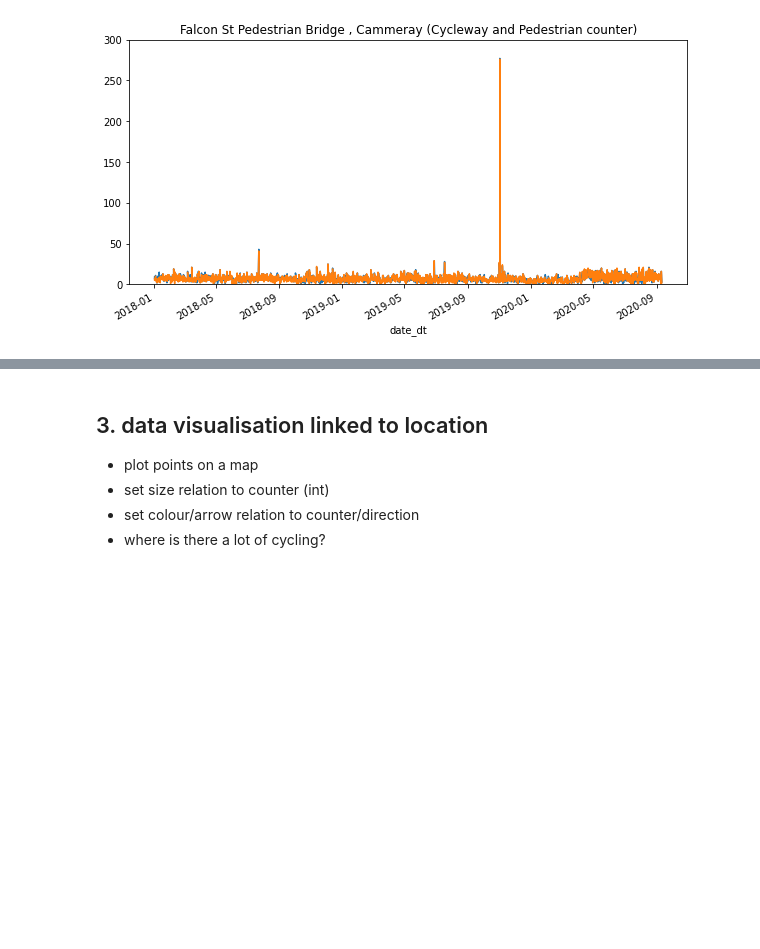
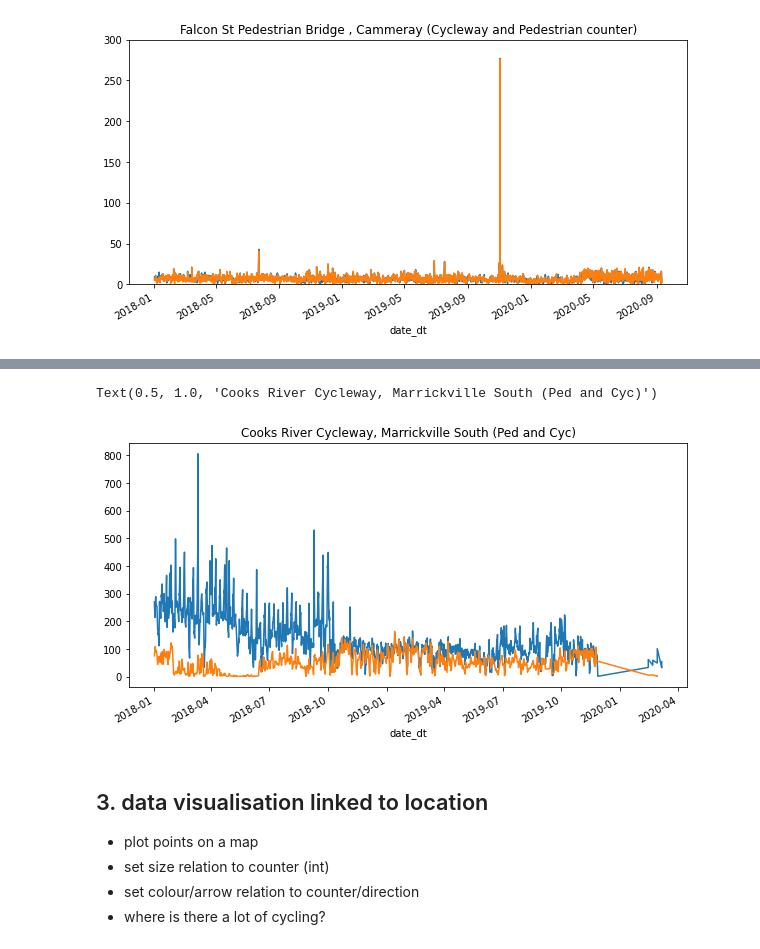
Before and after one commit to bojanasinpyjamas/data_project, a Jupyter notebook: cycleway-countsxls2018-2020.ipynb, the cells around one changed output, grey strips where cells are left out. Saved outputs shown, nothing was run; the diff lists cells and outputs as text; code cells hidden in the pictures; blank space fills up the shorter version.

```diff
--- a/cycleway-countsxls2018-2020.ipynb
+++ b/cycleway-countsxls2018-2020.ipynb
@@ -173,3 +172,10 @@ new_counterdf[(new_counterdf.station=="90909") & (new_counterdf.mode_transport==
+# %%
+marrickville_counterdf[marrickville_counterdf.mode_transport=="Cycling"]["counter"].plot( )
+marrickville_counterdf[marrickville_counterdf.mode_transport=="Pedestrian"]["counter"].plot( )
+plt.title(marrickville_counterdf.iloc[0].location_name)
+# %% [output]
+Text(0.5, 1.0, 'Cooks River Cycleway, Marrickville South (Ped and Cyc)')
+[figure, added]
 # %% [markdown]
 ## 3. data visualisation linked to location
 * plot points on a map
```
Also changed, not shown: parts of 8 cells of this notebook.
